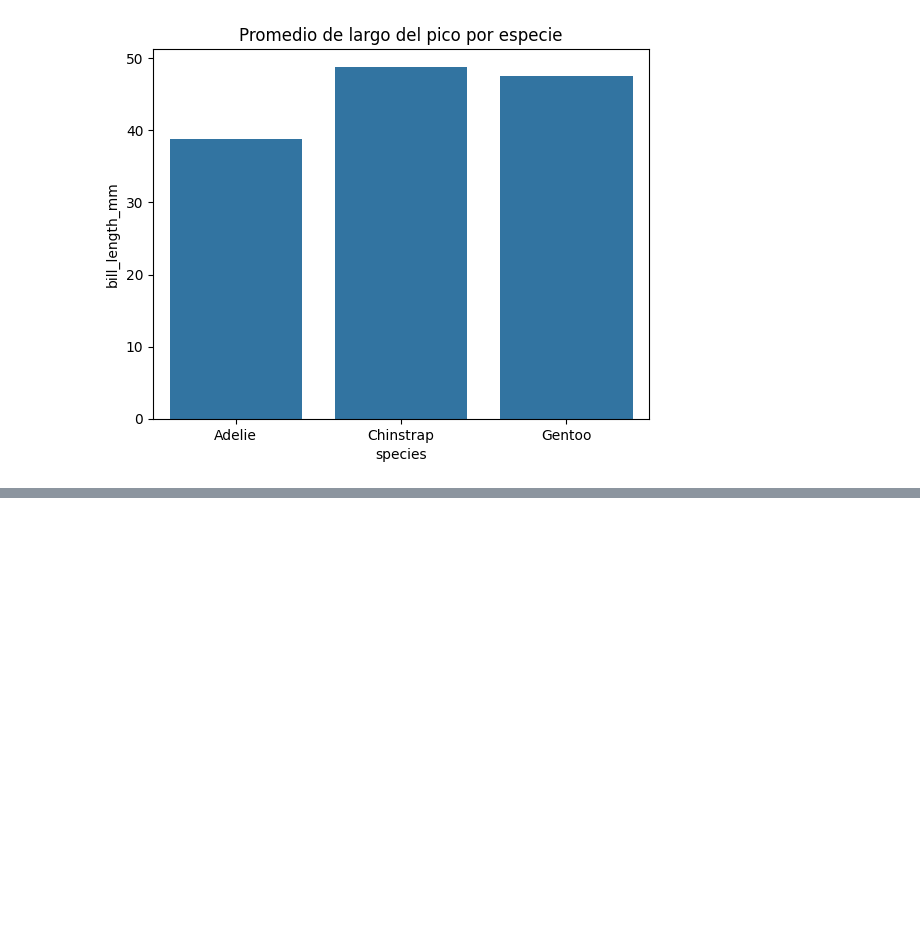
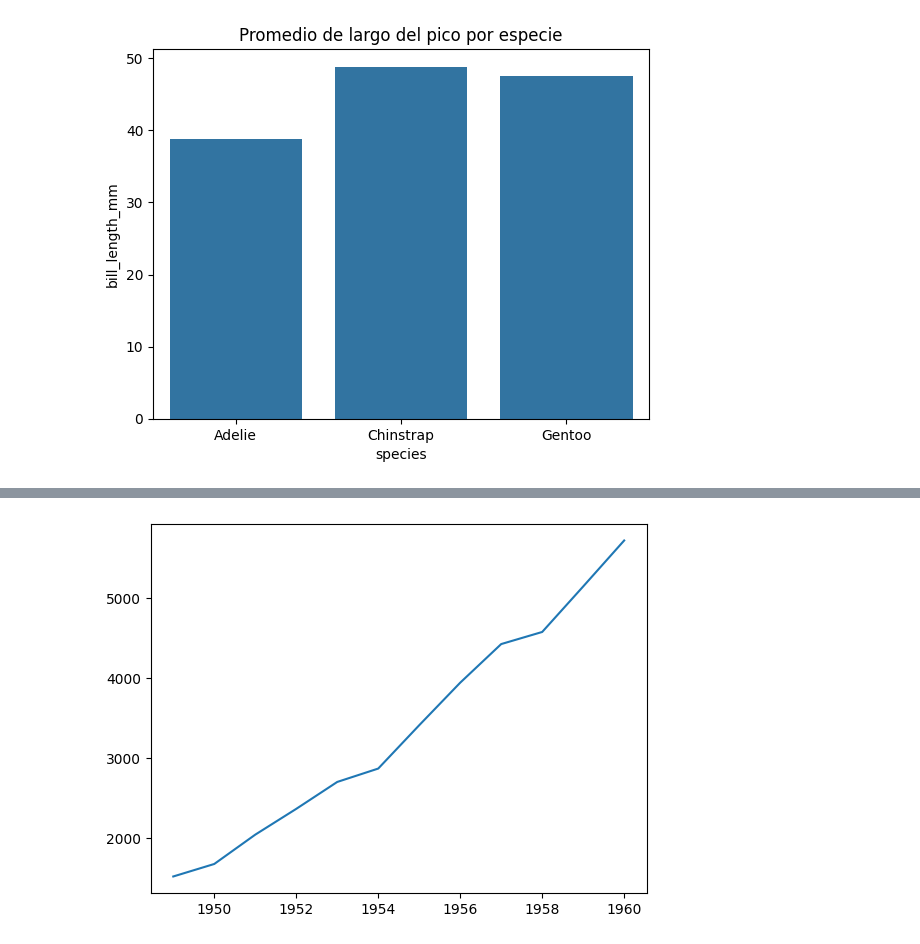
Before and after one commit to alexis2487/Data_Analyst_Google_Colab, a Jupyter notebook: Data_Analyst.ipynb, the cells around one changed output, grey strips where cells are left out. Drawn from its saved outputs; the diff is of its cells as text; code cells hidden in the pictures; blank space fills up the shorter version.

```diff
--- a/Data_Analyst.ipynb
+++ b/Data_Analyst.ipynb
@@ -68,0 +88,5 @@ grafico.show()
+# %%
+plt.plot(pasajeros_por_año["year"], pasajeros_por_año["passengers"])
+plt.show()
+# %% [output]
+[figure, added]
```
Also changed, not shown: parts of 17 cells of this notebook.
